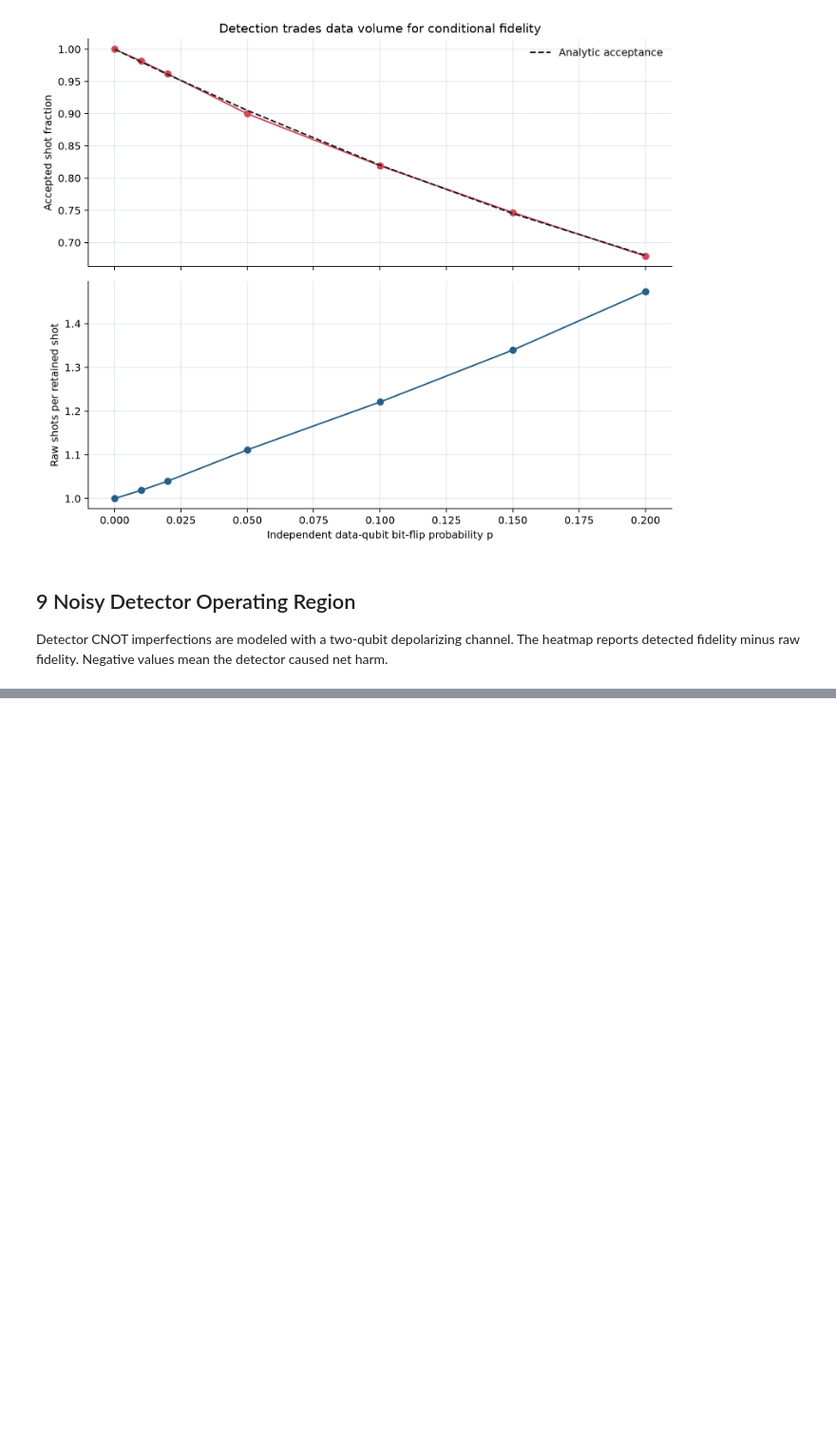
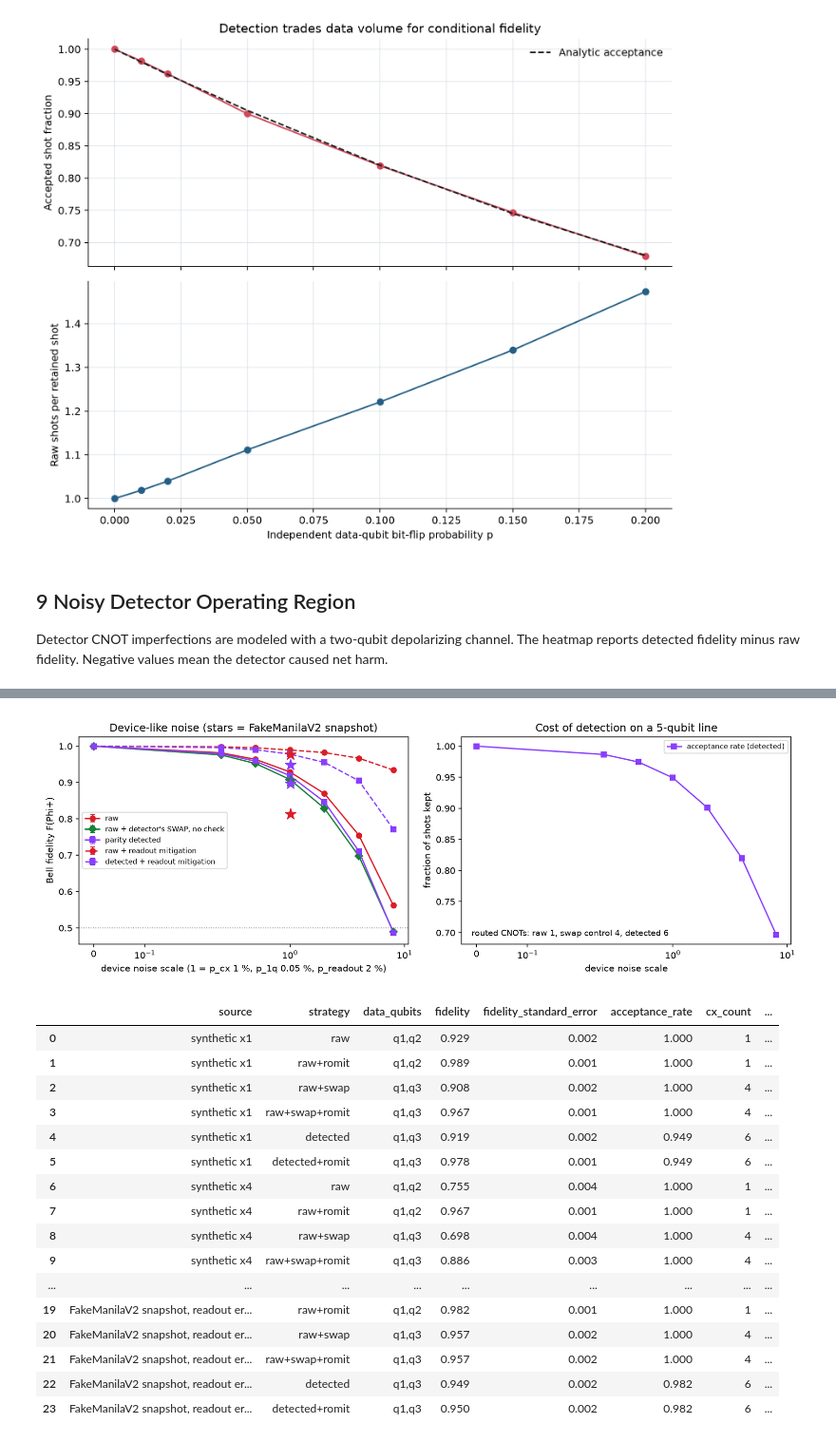
Before and after one commit to pknomad/qompute2026, a Jupyter notebook: notebooks/QTrust_Demo.ipynb, the cells around one changed output, grey strips where cells are left out. Shown at 95% size. Drawn from its saved outputs; the diff is of its cells as text; code cells hidden in the pictures; blank space fills up the shorter version.

```diff
--- a/notebooks/QTrust_Demo.ipynb
+++ b/notebooks/QTrust_Demo.ipynb
@@ -137,0 +144,25 @@ summary[(summary.strategy == 'detected') & (summary.detector_noise_q == 0.02)][[
+# %%
+display(Image(filename=str(ROOT / 'figures' / 'hardware_noise.png'), width=850))
+hardware = pd.read_csv(ROOT / 'results' / 'hardware_results.csv')
+hw_sources = ['synthetic x1', 'synthetic x4', 'FakeManilaV2 snapshot', 'FakeManilaV2 snapshot, readout error removed']
+hw_columns = ['source', 'strategy', 'data_qubits', 'fidelity', 'fidelity_standard_error', 'acceptance_rate', 'cx_count', 'fidelity_improvement_vs_swap_control']
+hardware[hardware.source.isin(hw_sources)][hw_columns].round(3).reset_index(drop=True)
+# %% [output]
+[figure, added]
+|  | source | strategy | data_qubits | fidelity | fidelity_standard_error | acceptance_rate | cx_count | ... |
+| 0 | synthetic x1 | raw | q1,q2 | 0.929 | 0.002 | 1.000 | 1 | ... |
+| 1 | synthetic x1 | raw+romit | q1,q2 | 0.989 | 0.001 | 1.000 | 1 | ... |
+| 2 | synthetic x1 | raw+swap | q1,q3 | 0.908 | 0.002 | 1.000 | 4 | ... |
+| 3 | synthetic x1 | raw+swap+romit | q1,q3 | 0.967 | 0.001 | 1.000 | 4 | ... |
+| 4 | synthetic x1 | detected | q1,q3 | 0.919 | 0.002 | 0.949 | 6 | ... |
+| 5 | synthetic x1 | detected+romit | q1,q3 | 0.978 | 0.001 | 0.949 | 6 | ... |
+| 6 | synthetic x4 | raw | q1,q2 | 0.755 | 0.004 | 1.000 | 1 | ... |
+| 7 | synthetic x4 | raw+romit | q1,q2 | 0.967 | 0.001 | 1.000 | 1 | ... |
+| 8 | synthetic x4 | raw+swap | q1,q3 | 0.698 | 0.004 | 1.000 | 4 | ... |
+| 9 | synthetic x4 | raw+swap+romit | q1,q3 | 0.886 | 0.003 | 1.000 | 4 | ... |
+| ... | ... | ... | ... | ... | ... | ... | ... | ... |
+| 19 | FakeManilaV2 snapshot, readout er... | raw+romit | q1,q2 | 0.982 | 0.001 | 1.000 | 1 | ... |
+| 20 | FakeManilaV2 snapshot, readout er... | raw+swap | q1,q3 | 0.957 | 0.002 | 1.000 | 4 | ... |
+| 21 | FakeManilaV2 snapshot, readout er... | raw+swap+romit | q1,q3 | 0.957 | 0.002 | 1.000 | 4 | ... |
+| 22 | FakeManilaV2 snapshot, readout er... | detected | q1,q3 | 0.949 | 0.002 | 0.982 | 6 | ... |
+| 23 | FakeManilaV2 snapshot, readout er... | detected+romit | q1,q3 | 0.950 | 0.002 | 0.982 | 6 | ... |
```
Also changed, not shown: parts of 5 cells of this notebook, 4 other files.
